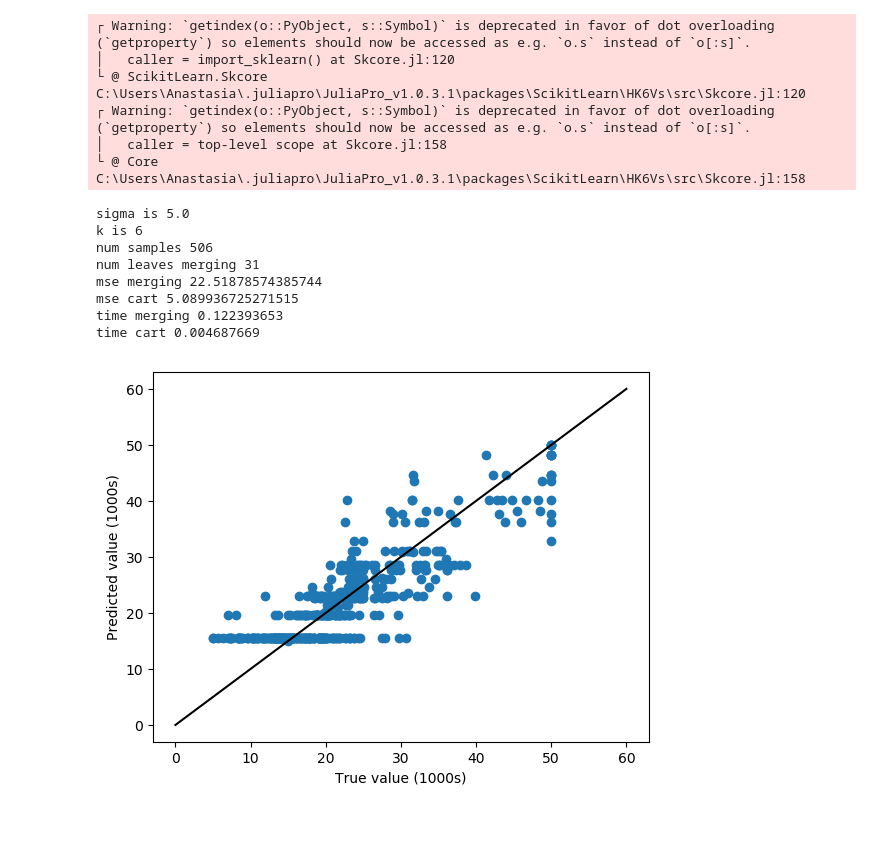
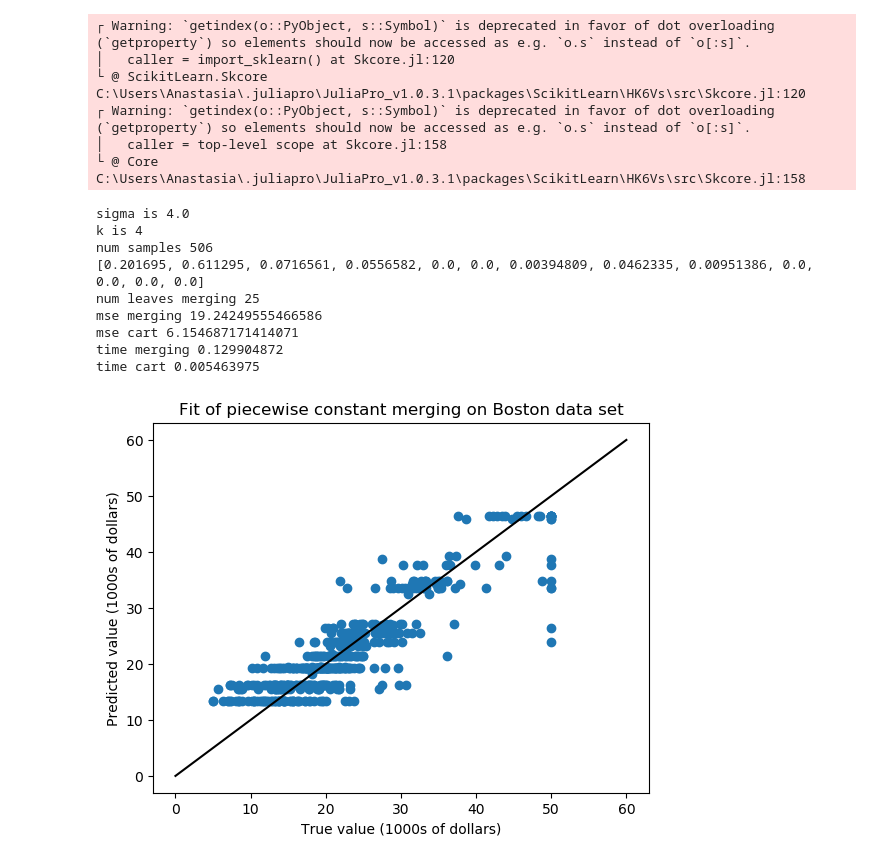
Before and after one commit to avoloshinov/multidimensional-segmented-regression, a Jupyter notebook: src/testing/real_data_experiments_boston_constant.ipynb, the cells around one changed output. Saved outputs shown, nothing was run; the diff lists cells and outputs as text; code cells hidden in the pictures; blank space fills up the shorter version.

Commit message:
Boston experiments edits

```diff
--- a/src/testing/real_data_experiments_boston_constant.ipynb
+++ b/src/testing/real_data_experiments_boston_constant.ipynb
@@ -4,7 +4,6 @@ using PyPlot
 # http://lib.stat.cmu.edu/datasets/boston
 # predicting the median value of owner-occupied homes in $1000's
 
-cd("C:\\Users\\Anastasia\\Documents\\GitHub\\multidimensional-segmented-regression\\src\\constant")
 include("real_experiments_boston_constant.jl")
 # %% [output]
 ┌ Warning: `getindex(o::PyObject, s::Symbol)` is deprecated in favor of dot overloading (`getproperty`) so elements should now be accessed as e.g. `o.s` instead of `o[:s]`.
@@ -13,22 +12,24 @@ include("real_experiments_boston_constant.jl")
 ┌ Warning: `getindex(o::PyObject, s::Symbol)` is deprecated in favor of dot overloading (`getproperty`) so elements should now be accessed as e.g. `o.s` instead of `o[:s]`.
 │   caller = top-level scope at Skcore.jl:158
 └ @ Core C:\Users\Anastasia\.juliapro\JuliaPro_v1.0.3.1\packages\ScikitLearn\HK6Vs\src\Skcore.jl:158
-sigma is 5.0
-k is 6
+sigma is 4.0
+k is 4
 num samples 506
-num leaves merging 31
-mse merging 22.51878574385744
-mse cart 5.089936725271515
-time merging 0.122393653
-time cart 0.004687669
+[0.201695, 0.611295, 0.0716561, 0.0556582, 0.0, 0.0, 0.00394809, 0.0462335, 0.00951386, 0.0, 0.0, 0.0, 0.0]
+num leaves merging 25
+mse merging 19.24249555466586
+mse cart 6.154687171414071
+time merging 0.129904872
+time cart 0.005463975
 # %%
 plt.scatter(y, yhat_merging)
 plt.plot([0,60],[0,60],"black")
-xlabel("True value (1000s)")
-ylabel("Predicted value (1000s)")
+xlabel("True value (1000s of dollars)")
+ylabel("Predicted value (1000s of dollars)")
+title("Fit of piecewise constant merging on Boston data set")
 plt.show()
 # %% [output]
-[figure, old version]
+[figure, new version]
 # %%
 plt.scatter(y, yhat_cart)
 plt.plot([0,60],[0,60],"black")
```
Also changed, not shown: parts of 6 cells of this notebook, 12 other files.
